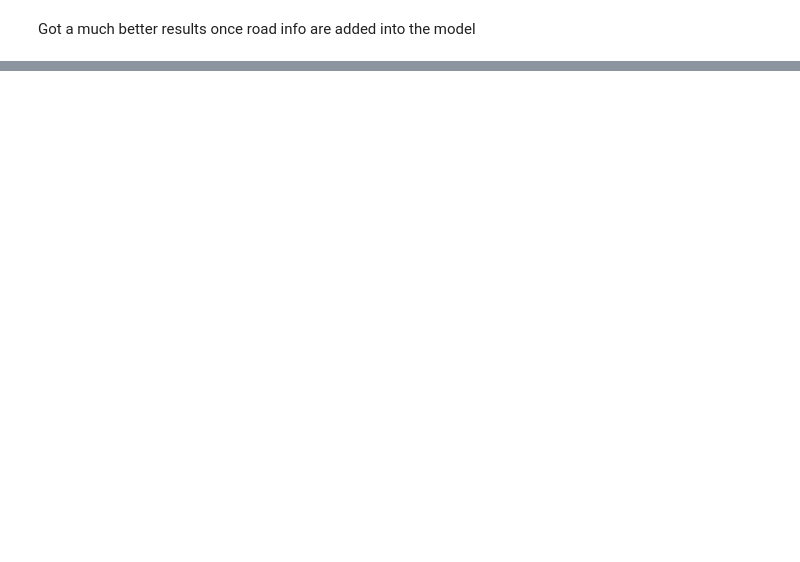
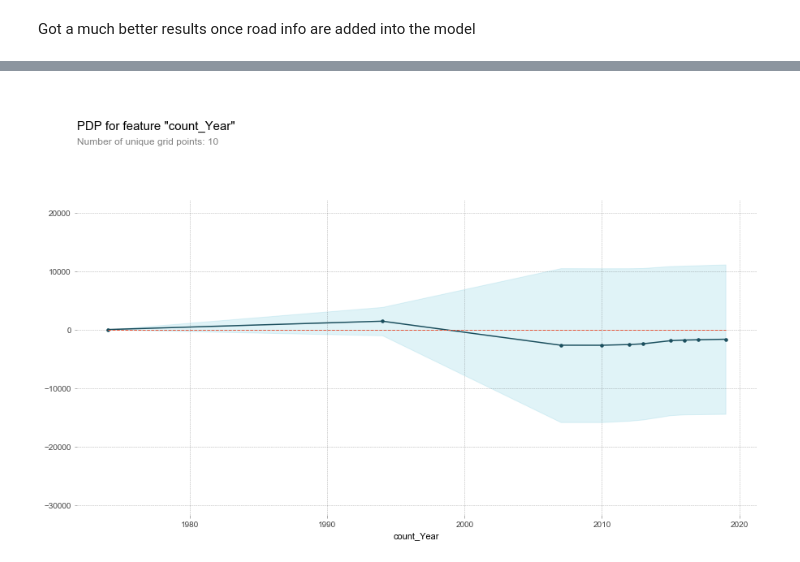
Before and after one commit to klin059/Auckland_traffic_analysis, a Jupyter notebook: 6_predictive_modelling.ipynb, the cells around one changed output, grey strips where cells are left out. Cells and saved outputs as stored; diff of their text form; code cells hidden in the pictures; blank space fills up the shorter version.

```diff
--- a/6_predictive_modelling.ipynb
+++ b/6_predictive_modelling.ipynb
@@ -195,0 +284,22 @@ def walk_forward_prediction(df, xcols, ycol, start_date, time_step, train_months
+# %%
+m = RandomForestRegressor(n_estimators=300, max_depth=28, max_features=0.5, oob_score= True, random_state=1, n_jobs  = 3)
+def get_list_of_split_dates(df, start_date = '2017-01-01', test_months = 2):
+    d = pd.to_datetime(start_date)
+    last_date = df.count_date.max()
+    test_ub = d + relativedelta(months = test_months)
+    list_of_split_dates = [d]
+    while test_ub < last_date:
+        list_of_split_dates.append(test_ub)
+        test_ub += relativedelta(months = test_months)
+    return list_of_split_dates
+
+def back_testing(df, xcols, ycol, start_date = '2017-01-01', test_months = 2):
+    list_of_split_dates = get_list_of_split_dates(df, start_date = start_date, test_months = test_months)
+    results = []
+    for split_date in list_of_split_dates:
+        X_train, X_test, y_train, y_test = expanding_window_split(df, xcols, ycol, split_date = split_date, test_months = test_months)
+        m.fit(X_train, y_train)
+        r = get_scores(m, X_train, X_test, y_train, y_test)
+        results.append(r)
+    return np.vstack(results)
+results = back_testing(df, xcols, ycol, start_date = '2017-01-01', test_months = 2)
@@ -195,0 +333,6 @@ def walk_forward_prediction(df, xcols, ycol, start_date, time_step, train_months
+# %%
+xcols2 = xcols.copy()
+xcols2.remove('count_Elapsed')
+# train on the full dataset
+m.fit(df[xcols2], df[ycol])
+m.oob_score_
@@ -195,0 +347,7 @@ def walk_forward_prediction(df, xcols, ycol, start_date, time_step, train_months
+# %%
+pdp_year = pdp.pdp_isolate(
+    model=m, dataset=df[xcols2], model_features=xcols2, feature='count_Year'
+)
+fig, axes = pdp.pdp_plot(pdp_year, 'count_Year')
+# %% [output]
+[figure, added]
```
Also changed, not shown: parts of 19 cells of this notebook.
